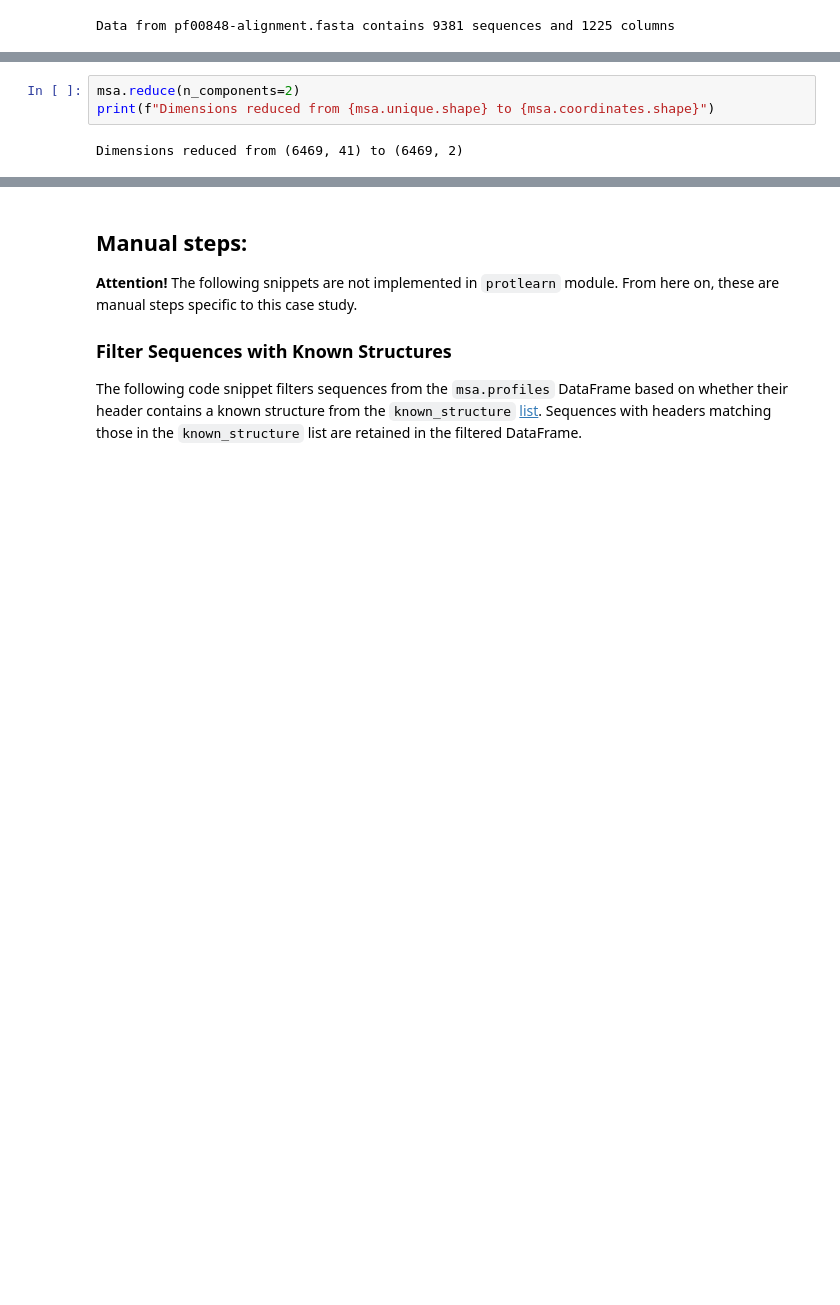
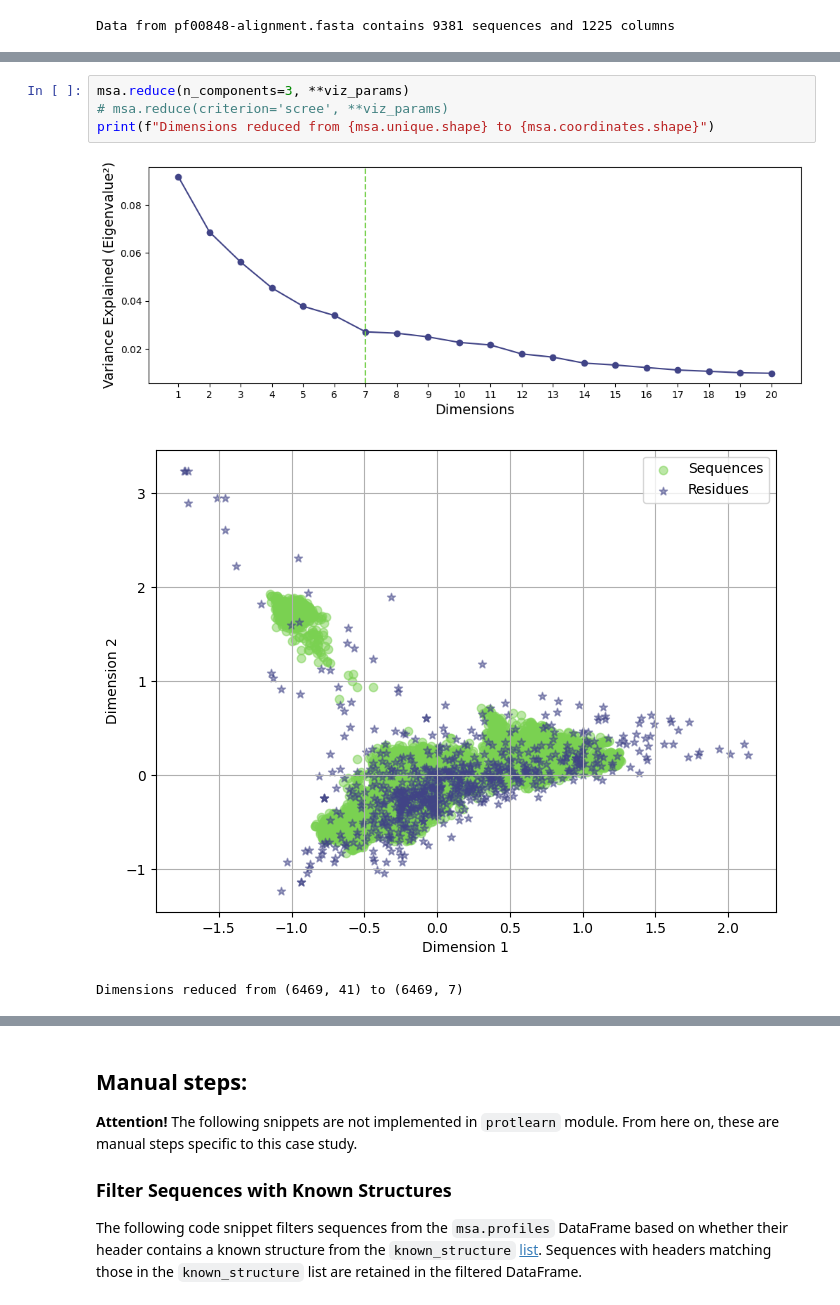
Before and after one commit to lcobiodata/msautils, a Jupyter notebook: examples/ring-hydroxylating_dioxygenase/example-ring-hydroxylating-dioxygenase.ipynb, the cells around one changed output, grey strips where cells are left out. Drawn from its saved outputs; the diff is of its cells as text; blank space fills up the shorter version.

```diff
--- a/examples/ring-hydroxylating_dioxygenase/example-ring-hydroxylating-dioxygenase.ipynb
+++ b/examples/ring-hydroxylating_dioxygenase/example-ring-hydroxylating-dioxygenase.ipynb
@@ -34,6 +29,9 @@ After removing duplicates: (6469, 41)
 # %%
-msa.reduce(n_components=2)
+msa.reduce(n_components=3, **viz_params)
+# msa.reduce(criterion='scree', **viz_params)
 print(f"Dimensions reduced from {msa.unique.shape} to {msa.coordinates.shape}")
 # %% [output]
+[figure, added]
+[figure, added]
-Dimensions reduced from (6469, 41) to (6469, 2)
+Dimensions reduced from (6469, 41) to (6469, 7)
 # %%
```
Also changed, not shown: parts of 6 cells of this notebook, 16 other files.
